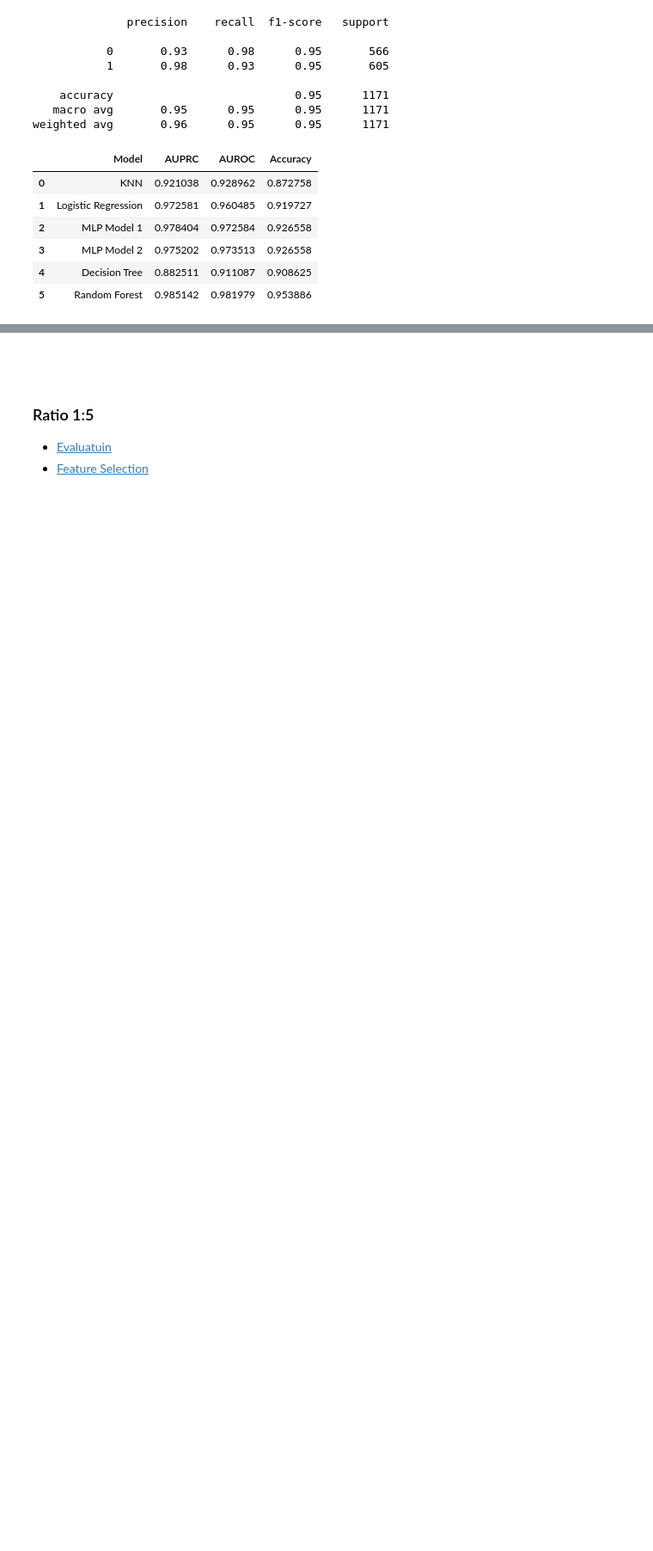
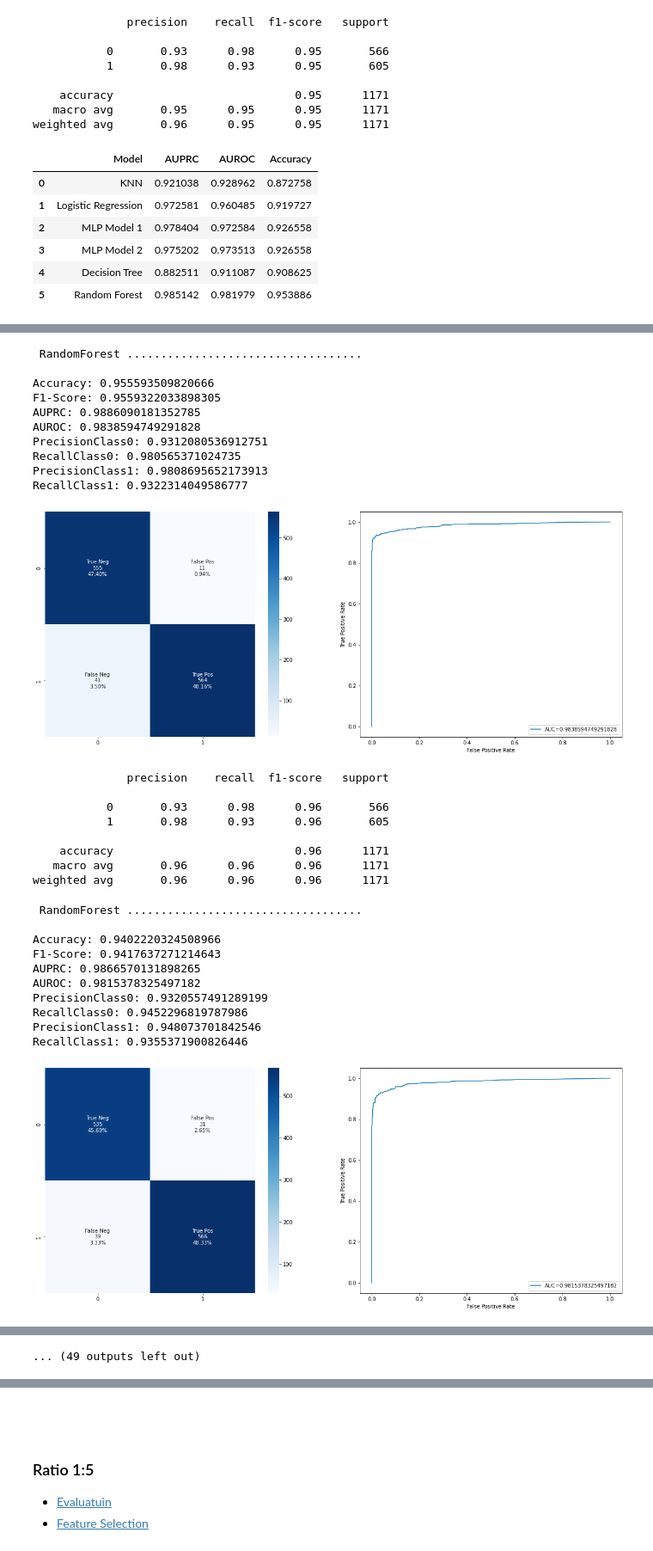
Before and after one commit to ARIASHA/MiRAGE_DTI, a Jupyter notebook: Codes/Enzyme.ipynb, the cells around one changed output, grey strips where cells are left out. Shown at 86% size. Drawn from its saved outputs; the diff is of its cells as text; code cells hidden in the pictures; blank space fills up the shorter version.

Commit message:
update enzyme and gpcr

```diff
--- a/Codes/Enzyme.ipynb
+++ b/Codes/Enzyme.ipynb
@@ -202,7 +287,7 @@ metricTable
 # %% [markdown]
 - Mapping
 # %%
-mapping = pd.read_csv("../../../Dataset/Squad/Enzyme/drug_protein_interactions_Enzyme.csv")
+mapping = pd.read_csv("../Datasets/Enzyme/drug_protein_interactions_Enzyme.csv")
 mapping
 # %% [output]
 |  | Protein | Drug |
@@ -249,7 +334,7 @@ smile_drug
 # sequence_target = sequence_target.drop("Index",axis=1)
 # sequence_target.to_csv("../../../Dataset/Squad/Enzyme/targets_sequence.csv",index=False)
 # %%
-sequence_target = pd.read_csv("../../../Dataset/Squad/Enzyme/targets_sequence.csv")
+sequence_target = pd.read_csv("../Datasets/Enzyme/targets_sequence.csv")
 sequence_target
 # %% [output]
 |  | TargetID | Sequence |
@@ -1266,0 +1418,15 @@ weighted avg       0.96      0.95      0.95      1171
+# %%
+def give_me_random(num_combinations, all_drugs, all_targets, df_original):
+    # Generate all possible combinations
+    all_combinations = pd.MultiIndex.from_product([all_targets, all_drugs], names=['Protein', 'Drug']).to_frame(index=False)
+
+    # Drop combinations that are in the original DataFrame
+    filtered_combinations = all_combinations[~all_combinations.set_index(['Protein', 'Drug']).index.isin(df_original.set_index(['Protein', 'Drug']).index)]
+
+    # Sample randomly from the filtered combinations
+    sampled_combinations = filtered_combinations.sample(n=num_combinations, random_state=random.randint(1, 10000))
+
+    # Create the label column
+    sampled_combinations['Label'] = 0
+
+    return sampled_combinations
@@ -1266,0 +1571,41 @@ weighted avg       0.96      0.95      0.95      1171
+# %%
+# Step 2: Run the function 5 times and store results
+results = []
+for i in range(20):
+    result = run_process()
+    results.append(result)
+
+# Store results in a DataFrame
+results_df = pd.DataFrame(results, columns=['AUPRC', 'AUC', 'Precision Class 0', 'Recall Class 0', 'Precision Class 1', 'Recall Class 1', 'Accuracy', 'F1'])
+results_df
+# %% [output]
+ RandomForest ...................................
+
+Accuracy: 0.955593509820666
+F1-Score: 0.9559322033898305
+AUPRC: 0.9886090181352785
+AUROC: 0.9838594749291828
+PrecisionClass0: 0.9312080536912751
+RecallClass0: 0.980565371024735
+PrecisionClass1: 0.9808695652173913
+RecallClass1: 0.9322314049586777
+[figure, added]
+              precision    recall  f1-score   support
+
+           0       0.93      0.98      0.96       566
+           1       0.98      0.93      0.96       605
+
+    accuracy                           0.96      1171
+   macro avg       0.96      0.96      0.96      1171
+weighted avg       0.96      0.96      0.96      1171
+ RandomForest ...................................
+
+Accuracy: 0.9402220324508966
+F1-Score: 0.9417637271214643
+AUPRC: 0.9866570131898265
+AUROC: 0.9815378325497182
+PrecisionClass0: 0.9320557491289199
+RecallClass0: 0.9452296819787986
+PrecisionClass1: 0.948073701842546
+RecallClass1: 0.9355371900826446
+[figure, added]
@@ -1266,0 +1658 @@ weighted avg       0.96      0.95      0.95      1171
+... (49 outputs left out)
```
Also changed, not shown: parts of 32 cells of this notebook, 1 other file.
